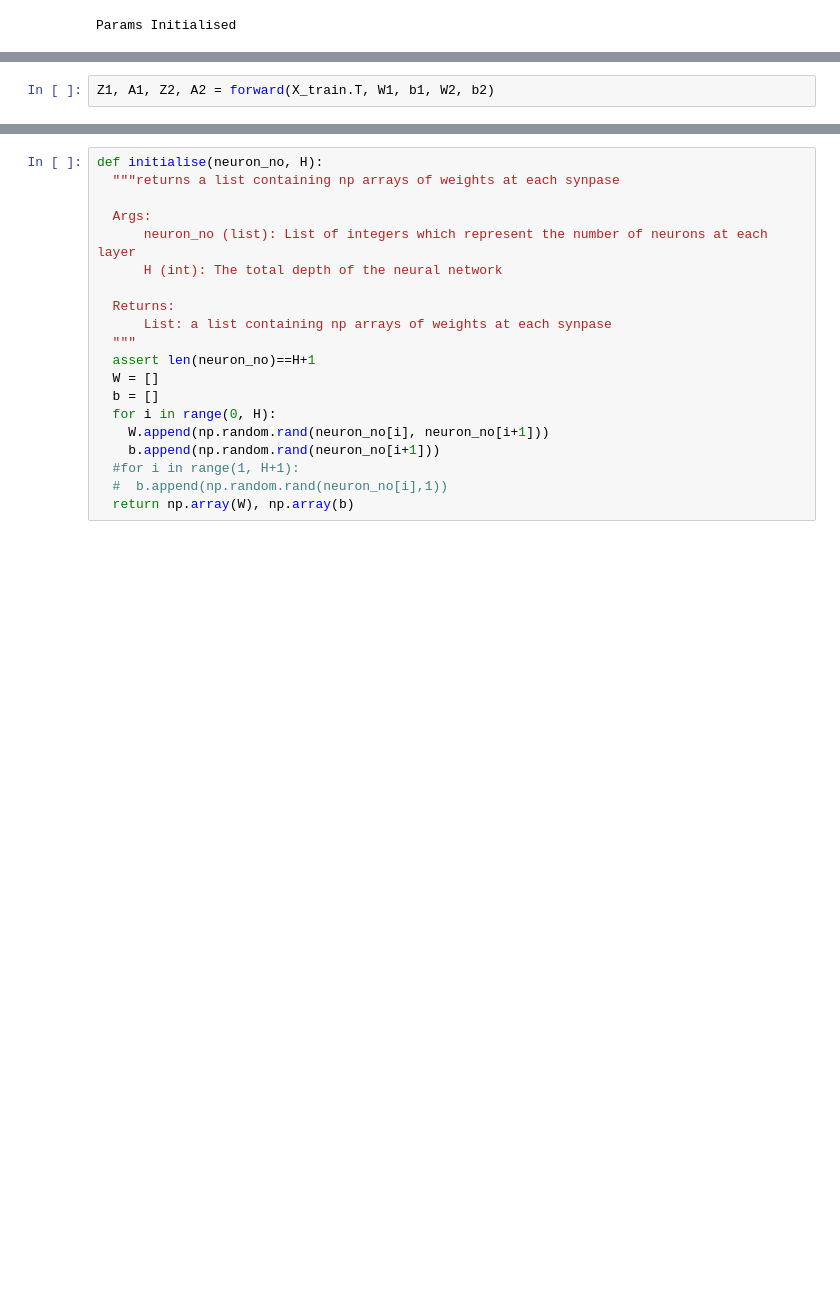
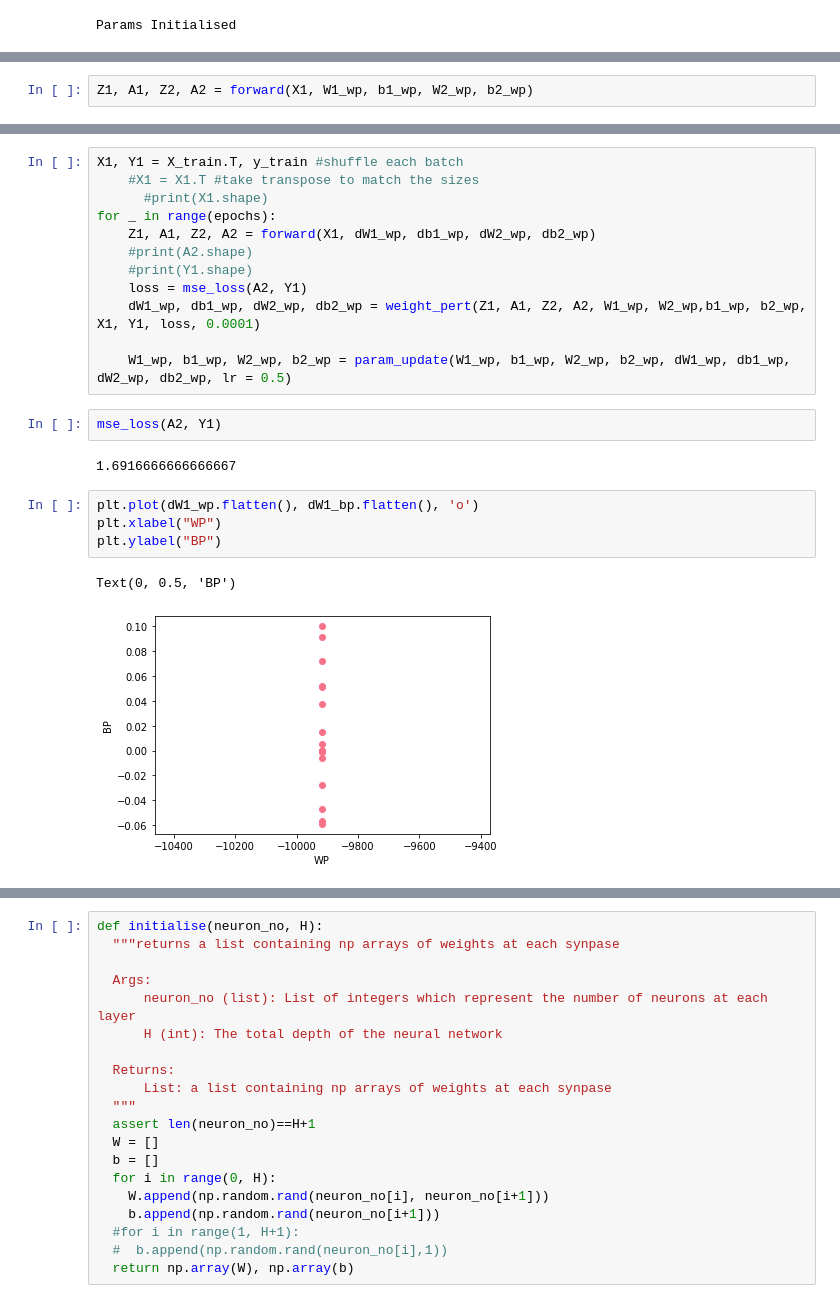
Before and after one commit to Rohit01-zoey/Perturbation-techniques-in-CNNs, a Jupyter notebook: code/wp_ups.ipynb, the cells around one changed output, grey strips where cells are left out. Cells and saved outputs as stored; diff of their text form; blank space fills up the shorter version.

```diff
--- a/code/wp_ups.ipynb
+++ b/code/wp_ups.ipynb
@@ -526,2 +626,2 @@ W1.shape[1]
 # %%
-Z1, A1, Z2, A2 = forward(X_train.T, W1, b1, W2, b2)
+Z1, A1, Z2, A2 = forward(X1, W1_wp, b1_wp, W2_wp, b2_wp)
@@ -539,0 +649,23 @@ AssertionError:
+# %%
+X1, Y1 = X_train.T, y_train #shuffle each batch
+    #X1 = X1.T #take transpose to match the sizes
+      #print(X1.shape)
+for _ in range(epochs):
+    Z1, A1, Z2, A2 = forward(X1, dW1_wp, db1_wp, dW2_wp, db2_wp)
+    #print(A2.shape)
+    #print(Y1.shape)
+    loss = mse_loss(A2, Y1)
+    dW1_wp, db1_wp, dW2_wp, db2_wp = weight_pert(Z1, A1, Z2, A2, W1_wp, W2_wp,b1_wp, b2_wp, X1, Y1, loss, 0.0001)
+
+    W1_wp, b1_wp, W2_wp, b2_wp = param_update(W1_wp, b1_wp, W2_wp, b2_wp, dW1_wp, db1_wp, dW2_wp, db2_wp, lr = 0.5)
+# %%
+mse_loss(A2, Y1)
+# %% [output]
+1.6916666666666667
+# %%
+plt.plot(dW1_wp.flatten(), dW1_bp.flatten(), 'o')
+plt.xlabel("WP")
+plt.ylabel("BP")
+# %% [output]
+Text(0, 0.5, 'BP')
+[figure, added]
```
Also changed, not shown: parts of 31 cells of this notebook, 1 other file.
